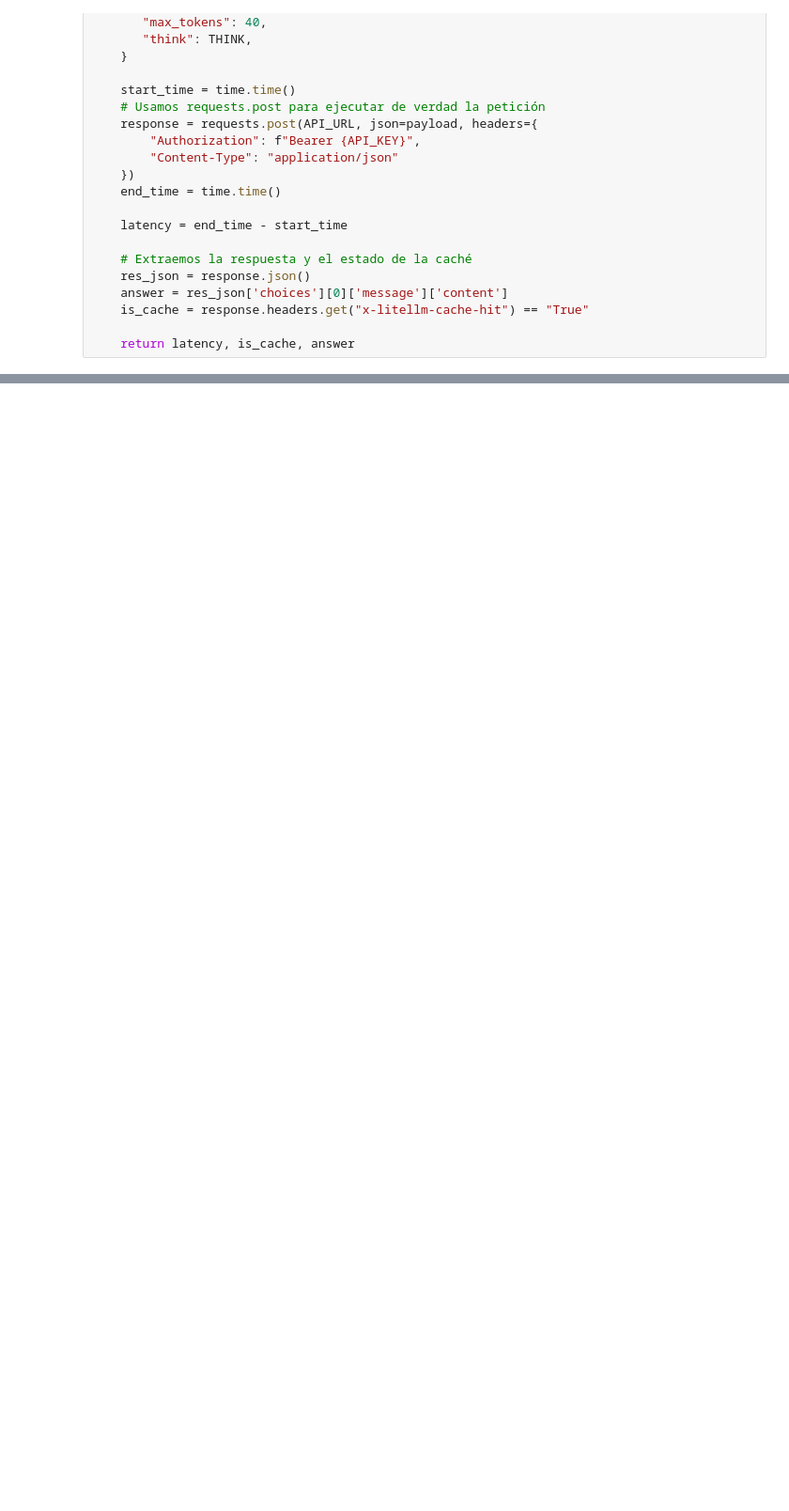
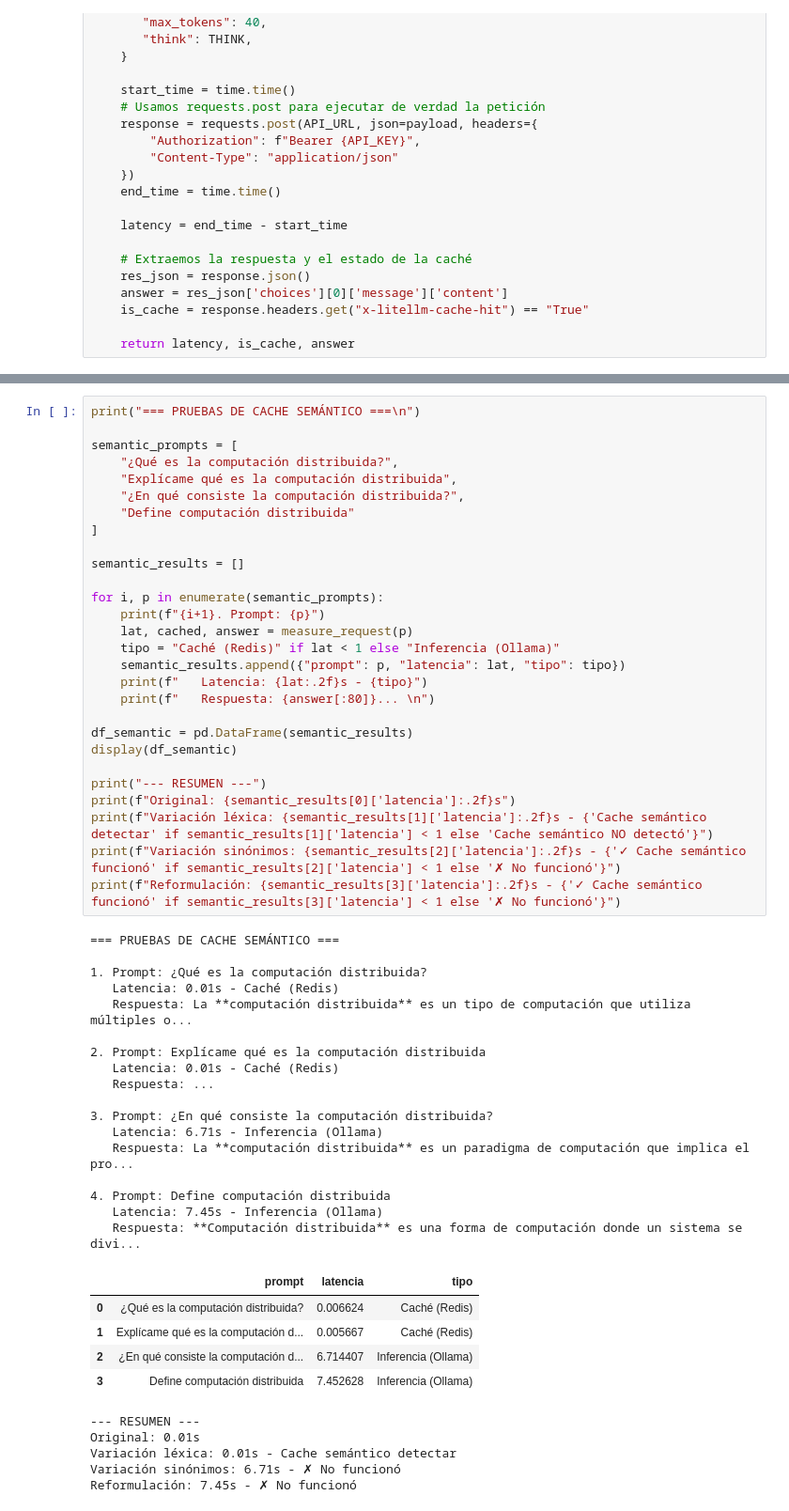
Before and after one commit to GabrielFranciscoSM/scalable_ollama_farm, a Jupyter notebook: benchmarks.ipynb, the cells around one changed output, grey strips where cells are left out. Shown at 94% size. Drawn from its saved outputs; the diff is of its cells as text; blank space fills up the shorter version.

```diff
--- a/benchmarks.ipynb
+++ b/benchmarks.ipynb
@@ -80,0 +81,56 @@ plt.show()
+# %%
+print("=== PRUEBAS DE CACHE SEMÁNTICO ===\n")
+
+semantic_prompts = [
+    "¿Qué es la computación distribuida?",
+    "Explícame qué es la computación distribuida",
+    "¿En qué consiste la computación distribuida?",
+    "Define computación distribuida"
+]
+
+semantic_results = []
+
+for i, p in enumerate(semantic_prompts):
+    print(f"{i+1}. Prompt: {p}")
+    lat, cached, answer = measure_request(p)
+    tipo = "Caché (Redis)" if lat < 1 else "Inferencia (Ollama)"
+    semantic_results.append({"prompt": p, "latencia": lat, "tipo": tipo})
+    print(f"   Latencia: {lat:.2f}s - {tipo}")
+    print(f"   Respuesta: {answer[:80]}... \n")
+
+df_semantic = pd.DataFrame(semantic_results)
+display(df_semantic)
+
+print("--- RESUMEN ---")
+print(f"Original: {semantic_results[0]['latencia']:.2f}s")
+print(f"Variación léxica: {semantic_results[1]['latencia']:.2f}s - {'Cache semántico detectar' if semantic_results[1]['latencia'] < 1 else 'Cache semántico NO detectó'}")
+print(f"Variación sinónimos: {semantic_results[2]['latencia']:.2f}s - {'✓ Cache semántico funcionó' if semantic_results[2]['latencia'] < 1 else '✗ No funcionó'}")
+print(f"Reformulación: {semantic_results[3]['latencia']:.2f}s - {'✓ Cache semántico funcionó' if semantic_results[3]['latencia'] < 1 else '✗ No funcionó'}")
+# %% [output]
+=== PRUEBAS DE CACHE SEMÁNTICO ===
+
+1. Prompt: ¿Qué es la computación distribuida?
+   Latencia: 0.01s - Caché (Redis)
+   Respuesta: La **computación distribuida** es un tipo de computación que utiliza múltiples o...
+
+2. Prompt: Explícame qué es la computación distribuida
+   Latencia: 0.01s - Caché (Redis)
+   Respuesta: ...
+
+3. Prompt: ¿En qué consiste la computación distribuida?
+   Latencia: 6.71s - Inferencia (Ollama)
+   Respuesta: La **computación distribuida** es un paradigma de computación que implica el pro...
+
+4. Prompt: Define computación distribuida
+   Latencia: 7.45s - Inferencia (Ollama)
+   Respuesta: **Computación distribuida** es una forma de computación donde un sistema se divi...
+|  | prompt | latencia | tipo |
+| 0 | ¿Qué es la computación distribuida? | 0.006624 | Caché (Redis) |
+| 1 | Explícame qué es la computación d... | 0.005667 | Caché (Redis) |
+| 2 | ¿En qué consiste la computación d... | 6.714407 | Inferencia (Ollama) |
+| 3 | Define computación distribuida | 7.452628 | Inferencia (Ollama) |
+--- RESUMEN ---
+Original: 0.01s
+Variación léxica: 0.01s - Cache semántico detectar
+Variación sinónimos: 6.71s - ✗ No funcionó
+Reformulación: 7.45s - ✗ No funcionó
```
Also changed, not shown: parts of 2 cells of this notebook, 6 other files.
